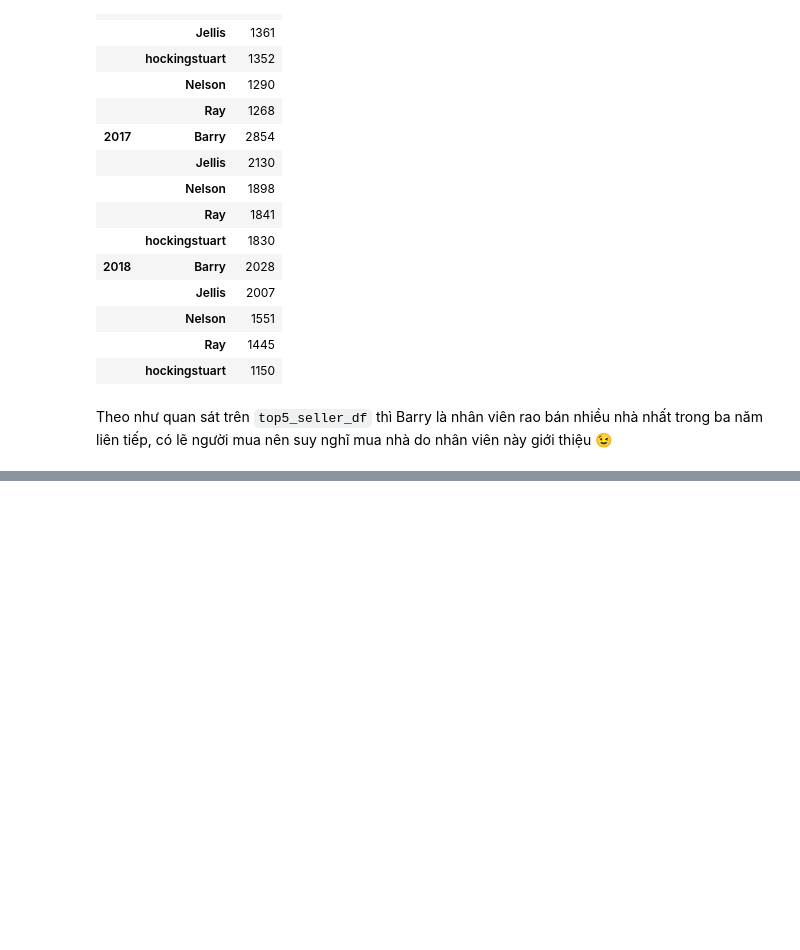
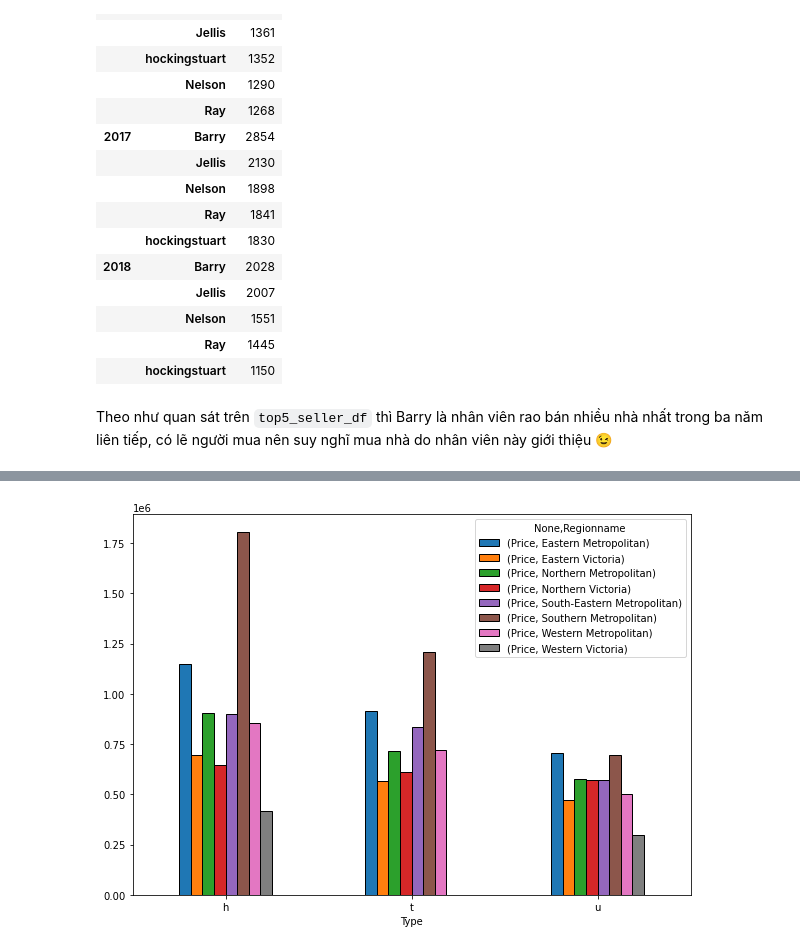
Before and after one commit to phanvoquyen/L-p-tr-nh-cho-Khoa-h-c-D-li-u, a Jupyter notebook: Code/18120509_18120529.ipynb, the cells around one changed output, grey strips where cells are left out. Cells and saved outputs as stored; diff of their text form; code cells hidden in the pictures; blank space fills up the shorter version.

```diff
--- a/Code/18120509_18120529.ipynb
+++ b/Code/18120509_18120529.ipynb
@@ -446,0 +460,4 @@ Theo như quan sát trên `top5_seller_df` thì Barry là nhân viên rao bán n
+# %%
+type_region_df = mhm_df[['Type', 'Regionname', 'Price']]
+type_region_df = type_region_df.groupby(['Type', 'Regionname']).mean()
+type_region_df
@@ -446,0 +483,7 @@ Theo như quan sát trên `top5_seller_df` thì Barry là nhân viên rao bán n
+# %%
+a = type_region_df.unstack()
+plt.rcParams["figure.figsize"] = (10, 7)
+a.plot(kind='bar', edgecolor='black')
+plt.xticks(rotation=0);
+# %% [output]
+[figure, added]
```
Also changed, not shown: parts of 12 cells of this notebook.
